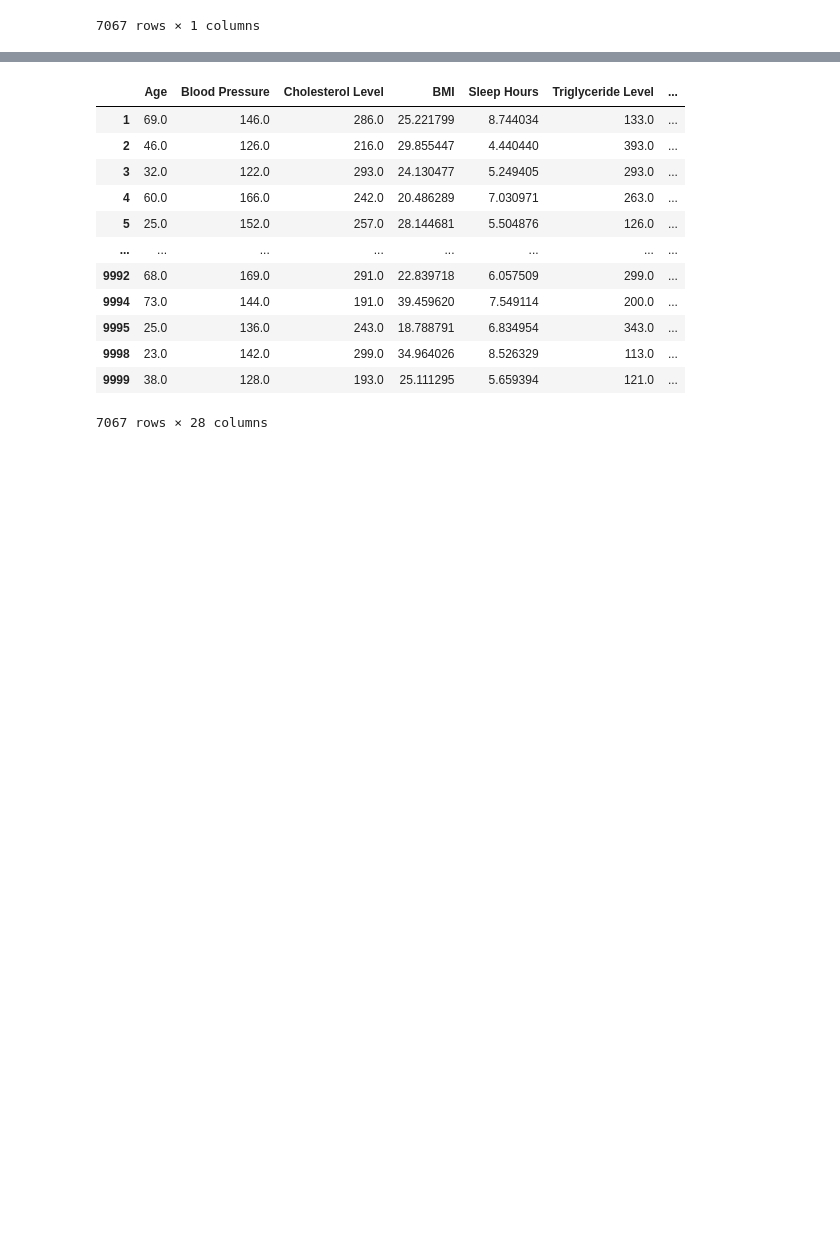
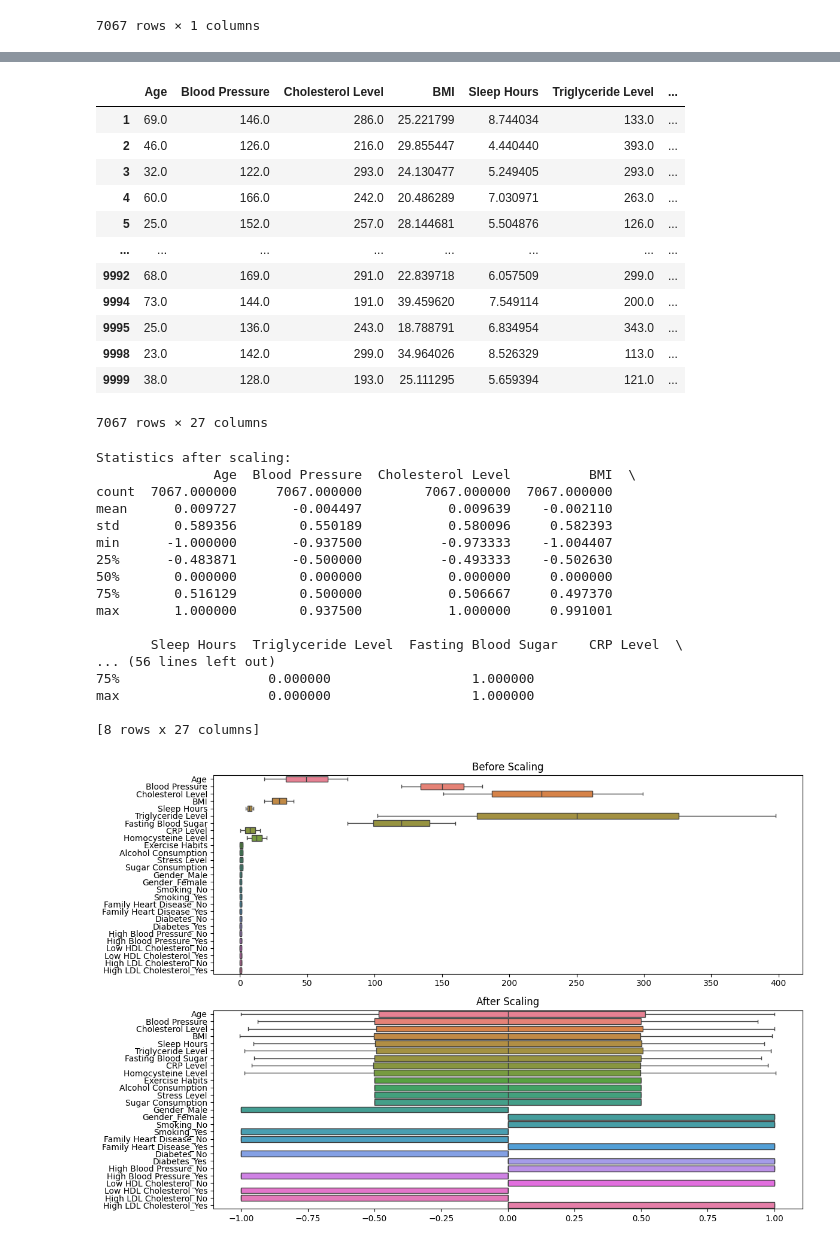
Before and after one commit to Jenny-Tanananya/Project-Senior-in-Computer-engineering-, a Jupyter notebook: Data_Preprocessing_Drop.ipynb, the cells around one changed output, grey strips where cells are left out. Cells and saved outputs as stored; diff of their text form; code cells hidden in the pictures; blank space fills up the shorter version.

```diff
--- a/Data_Preprocessing_Drop.ipynb
+++ b/Data_Preprocessing_Drop.ipynb
@@ -10,5 +13,5 @@ import sklearn.model_selection
 # %%
-data = pandas.read_csv('/Users/tanananyathongkum/Documents/Visual Studio Code/Project_CE/data/heart_disease.csv')
+data = pandas.read_csv('../data/heart_disease.csv')
 data
 # %% [output]
 |  | Age | Gender | Blood Pressure | Cholesterol Level | Exercise Habits | Smoking | Family Heart Disease | ... |
@@ -264,7 +267,7 @@ mapping
 categorical_features = (
     data_ordinal_features
     .join(data_onehot_features)
-    .join(mapping)
+
 )
 categorical_features
 # %% [output]
@@ -300,4 +303,47 @@ data
 | 9995 | 25.0 | 136.0 | 243.0 | 18.788791 | 6.834954 | 343.0 | ... |
 | 9998 | 23.0 | 142.0 | 299.0 | 34.964026 | 8.526329 | 113.0 | ... |
 | 9999 | 38.0 | 128.0 | 193.0 | 25.111295 | 5.659394 | 121.0 | ... |
-7067 rows × 28 columns
+7067 rows × 27 columns
+# %%
+scaler = RobustScaler()
+numeric_features_scaled = pandas.DataFrame(
+    scaler.fit_transform(data),
+    columns=data.columns,
+    index=data.index
+)
+
+print("\nStatistics after scaling:")
+print(numeric_features_scaled.describe())
+
+# Box plot เปรียบเทียบก่อนและหลัง scaling
+fig, (ax1, ax2) = plt.subplots(2, 1, figsize=(12, 8))
+
+# ก่อน scaling
+seaborn.boxplot(data=data, orient='h', ax=ax1)
+ax1.set_title("Before Scaling")
+
+# หลัง scaling
+seaborn.boxplot(data=numeric_features_scaled, orient='h', ax=ax2)
+ax2.set_title("After Scaling")
+
+plt.tight_layout()
+plt.show()
+# %% [output]
+Statistics after scaling:
+               Age  Blood Pressure  Cholesterol Level          BMI  \
+count  7067.000000     7067.000000        7067.000000  7067.000000
+mean      0.009727       -0.004497           0.009639    -0.002110
+std       0.589356        0.550189           0.580096     0.582393
+min      -1.000000       -0.937500          -0.973333    -1.004407
+25%      -0.483871       -0.500000          -0.493333    -0.502630
+50%       0.000000        0.000000           0.000000     0.000000
+75%       0.516129        0.500000           0.506667     0.497370
+max       1.000000        0.937500           1.000000     0.991001
+
+       Sleep Hours  Triglyceride Level  Fasting Blood Sugar    CRP Level  \
+... (56 lines left out)
+75%                   0.000000                  1.000000
+max                   0.000000                  1.000000
+
+[8 rows x 27 columns]
+[figure, added]
```
Also changed, not shown: parts of 14 cells of this notebook, 8 other files.
